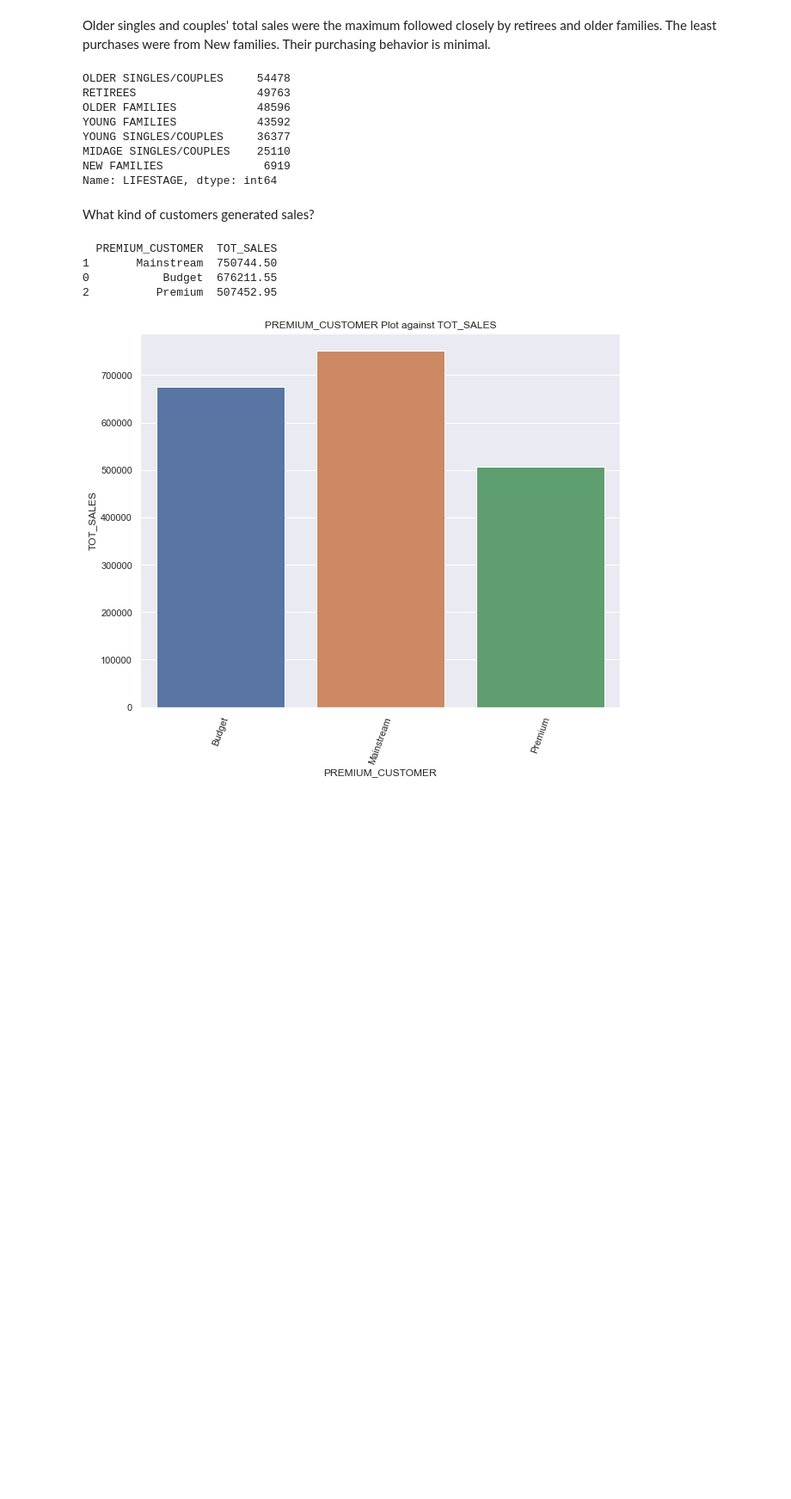
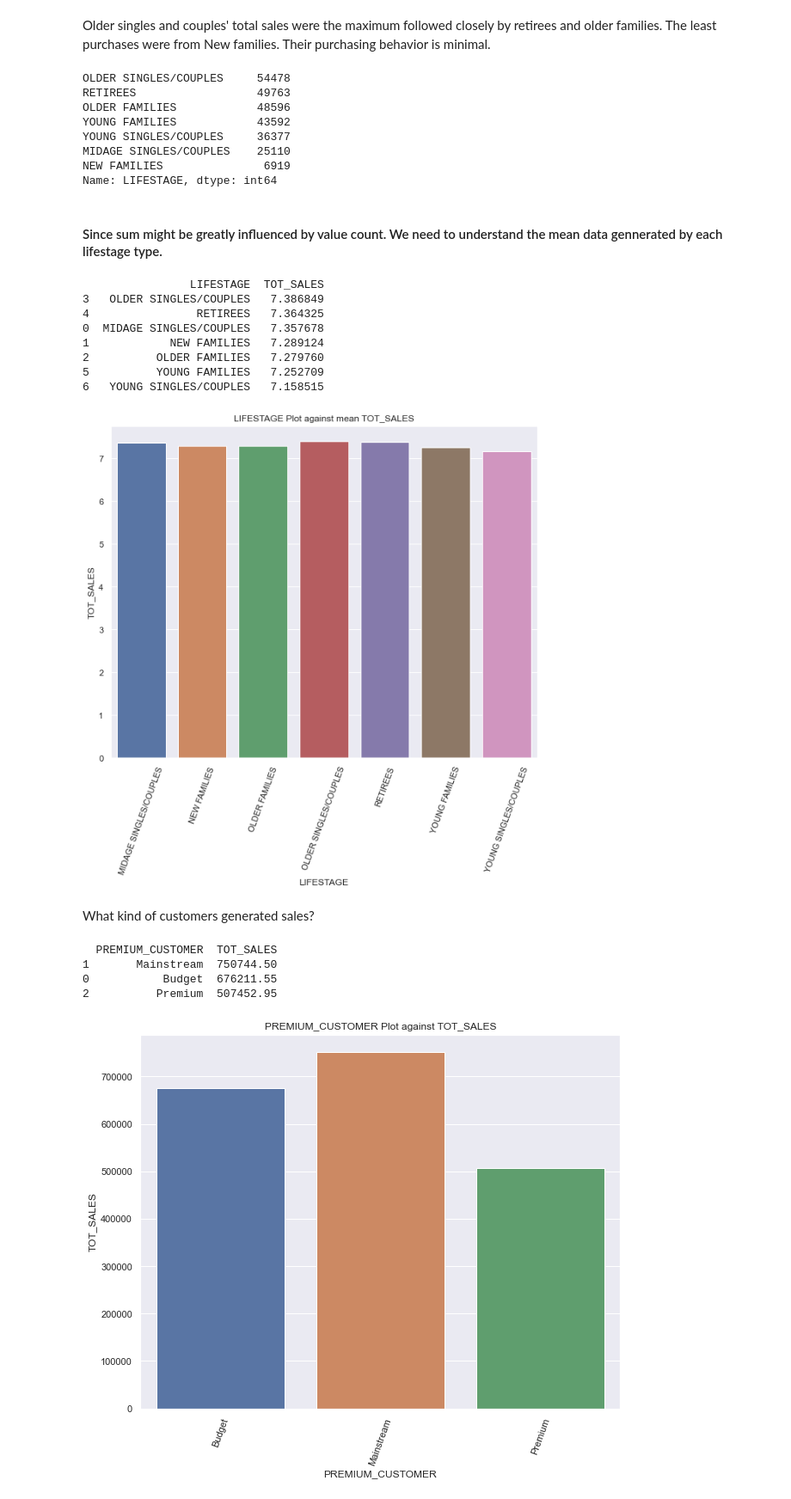
Before and after one commit to CHRISTINEMUTHEE/Quantium-Analysis, a Jupyter notebook: notebooks/data_cleaning.ipynb, the cells around one changed output. Shown at 86% size. Drawn from its saved outputs; the diff is of its cells as text; code cells hidden in the pictures; blank space fills up the shorter version.

```diff
--- a/notebooks/data_cleaning.ipynb
+++ b/notebooks/data_cleaning.ipynb
@@ -397,6 +397,30 @@ YOUNG SINGLES/COUPLES     36377
 MIDAGE SINGLES/COUPLES    25110
 NEW FAMILIES               6919
 Name: LIFESTAGE, dtype: int64
+# %% [markdown]
+#### Since sum might be greatly influenced by value count. We need to understand the mean data gennerated by each lifestage type.
+# %%
+# Function to print the sorted tables and the charts
+def mean_sales(df,col1,col2):
+    df_1=df.groupby([col1])[col2].mean().reset_index()
+    print(df_1.sort_values(by=col2,ascending=False))
+    fig, ax = plt.subplots(figsize=(10,8))
+    sns.barplot(x=col1,y=col2,data=df_1,ax=ax,order=df_1[col1])
+    plt.title(f"{col1} Plot against mean {col2}")
+    plt.xticks(rotation=70)
+# %%
+#Mean sales per group
+mean_sales(df_all,"LIFESTAGE","TOT_SALES")
+# %% [output]
+                LIFESTAGE  TOT_SALES
+3   OLDER SINGLES/COUPLES   7.386849
+4                RETIREES   7.364325
+0  MIDAGE SINGLES/COUPLES   7.357678
+1            NEW FAMILIES   7.289124
+2          OLDER FAMILIES   7.279760
+5          YOUNG FAMILIES   7.252709
+6   YOUNG SINGLES/COUPLES   7.158515
+[figure, added]
 # %% [markdown]
 What kind of customers generated sales?
 # %%
```
Also changed, not shown: parts of 10 cells of this notebook.
